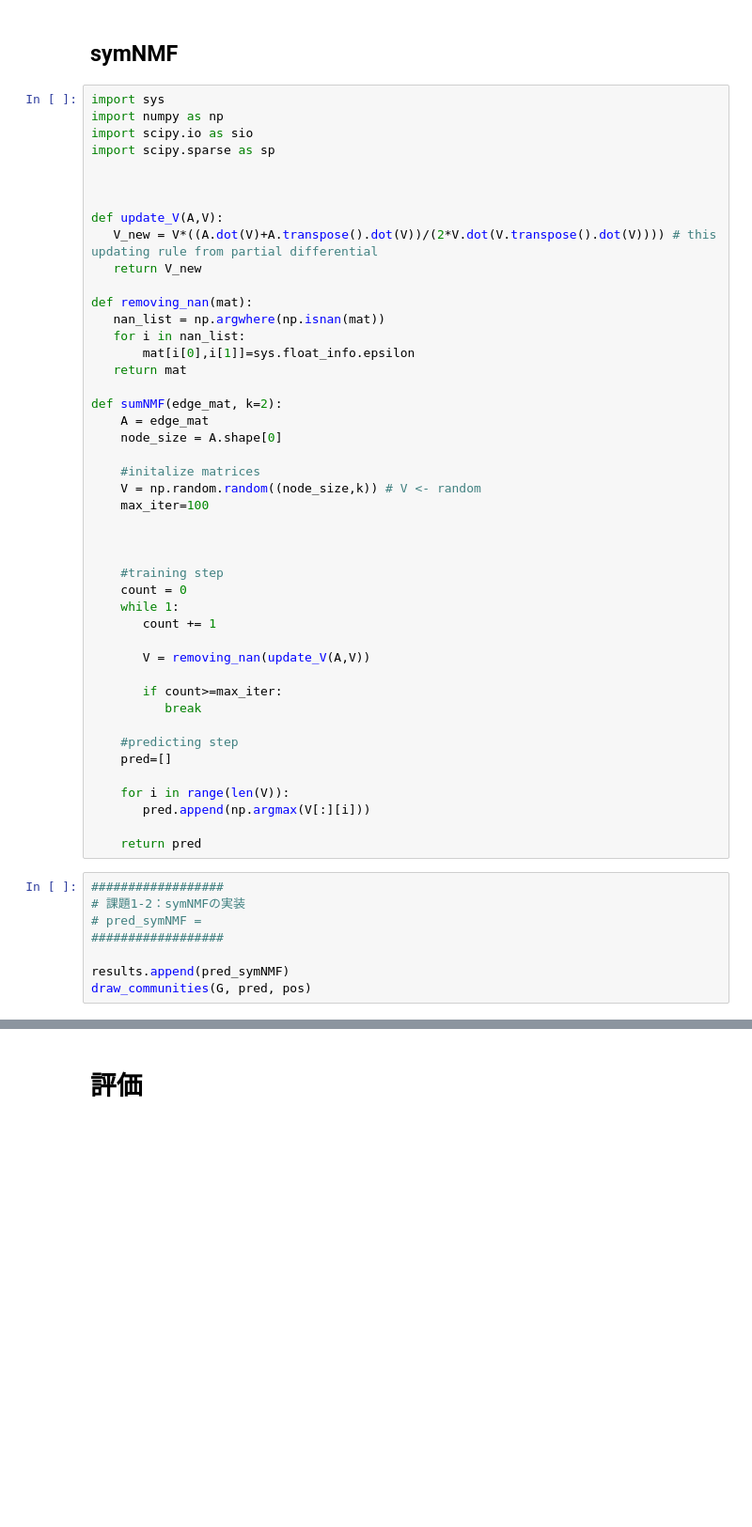
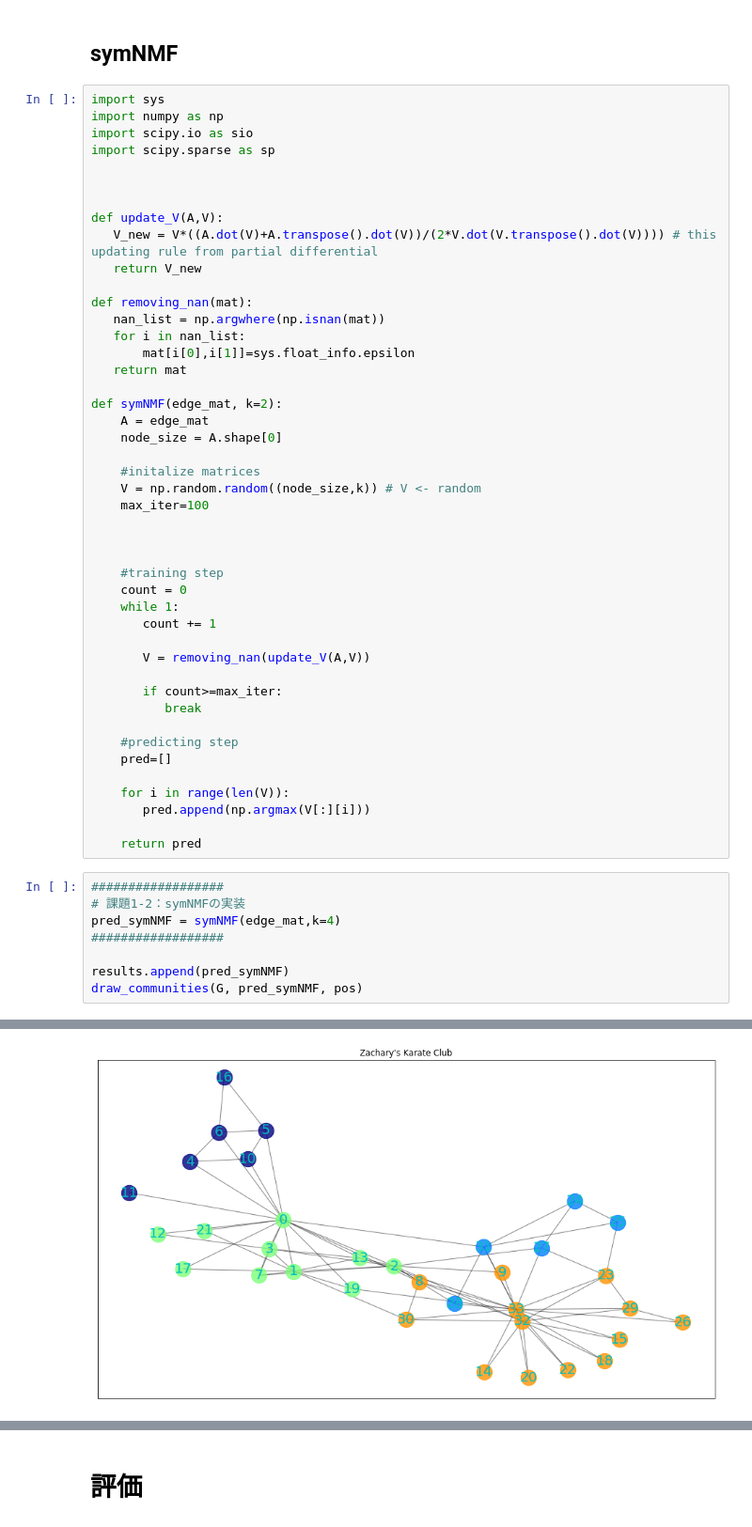
Before and after one commit to takecx/NEDO_bigdata, a Jupyter notebook: no11/task/clustering-task.ipynb, the cells around one changed output, grey strips where cells are left out. Shown at 94% size. Drawn from its saved outputs; the diff is of its cells as text; blank space fills up the shorter version.

```diff
--- a/no11/task/clustering-task.ipynb
+++ b/no11/task/clustering-task.ipynb
@@ -127,7 +142,7 @@ def removing_nan(mat):
        mat[i[0],i[1]]=sys.float_info.epsilon
    return mat
 
-def sumNMF(edge_mat, k=2):
+def symNMF(edge_mat, k=2):
     A = edge_mat
     node_size = A.shape[0]
 
@@ -157,8 +172,9 @@ def sumNMF(edge_mat, k=2):
 # %%
 ##################
 # 課題1-2：symNMFの実装
-# pred_symNMF =
+pred_symNMF = symNMF(edge_mat,k=4)
 ##################
 
 results.append(pred_symNMF)
-draw_communities(G, pred, pos)
+draw_communities(G, pred_symNMF, pos)
+# %% [output]
@@ -164,0 +185 @@ draw_communities(G, pred, pos)
+[figure, added]
```
Also changed, not shown: parts of 14 cells of this notebook.
